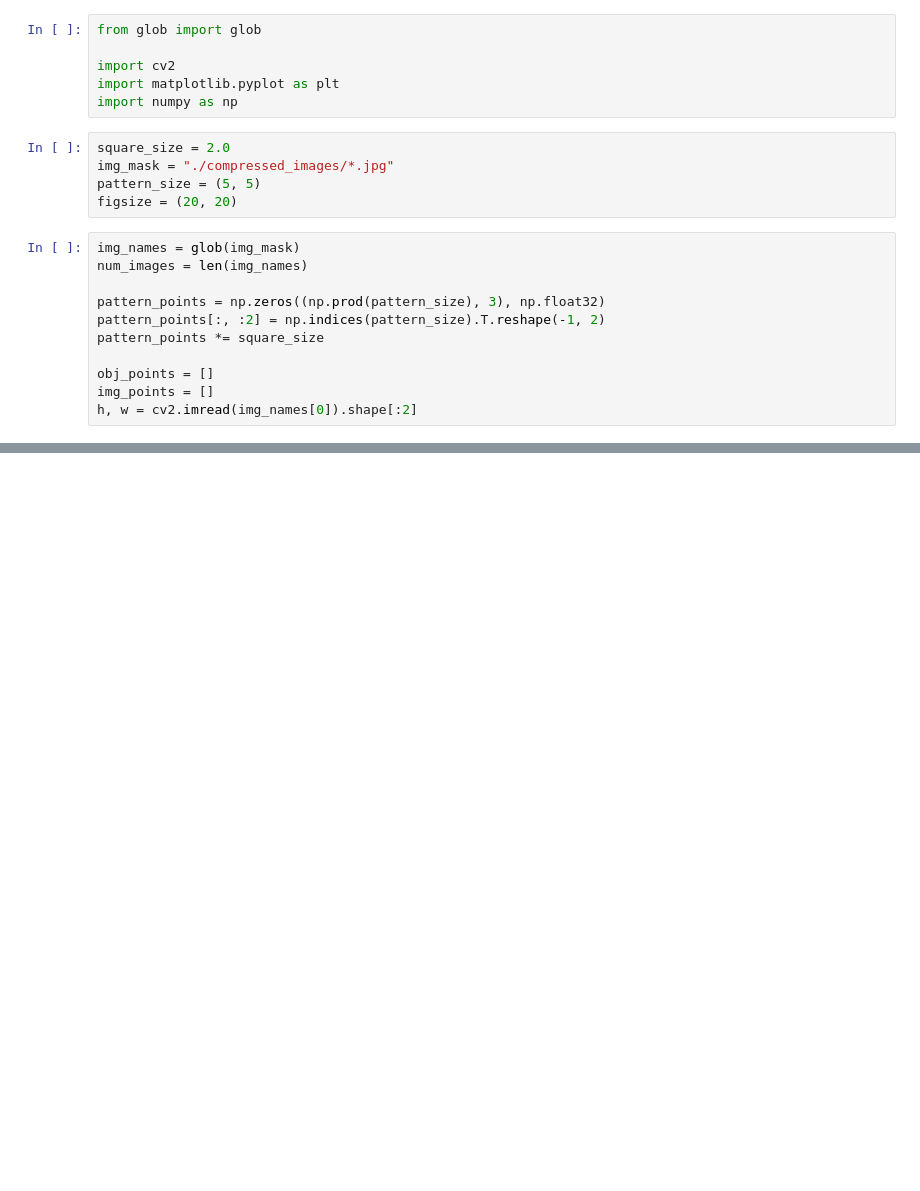
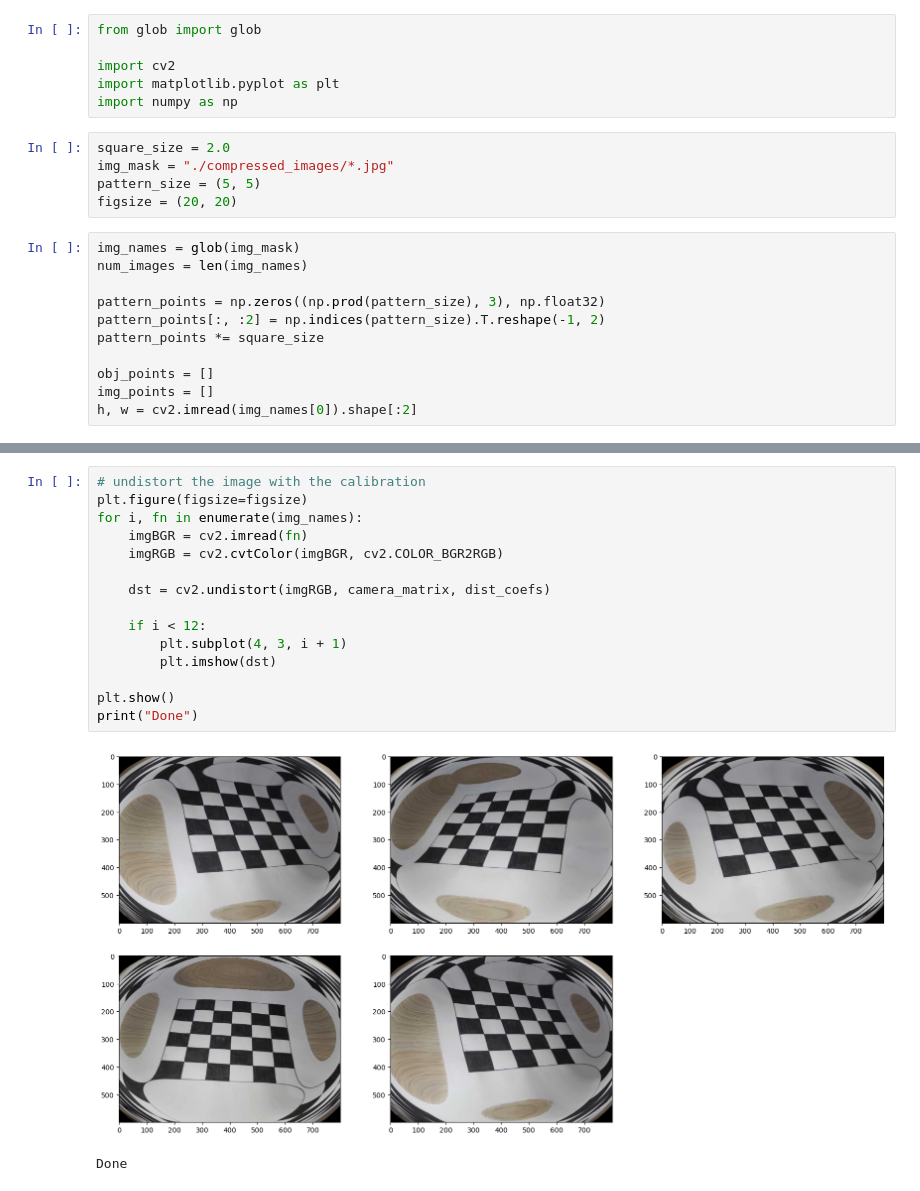
Before and after one commit to FenAbdel/Calibration-image, a Jupyter notebook: main.ipynb, the cells around one changed output, grey strips where cells are left out. Cells and saved outputs as stored; diff of their text form; blank space fills up the shorter version.

```diff
--- a/main.ipynb
+++ b/main.ipynb
@@ -112,0 +112,18 @@ distortion coefficients:  [ 8.05895509e-01 -7.39319606e+00 -1.74839456e-02 -4.30
+# %%
+# undistort the image with the calibration
+plt.figure(figsize=figsize)
+for i, fn in enumerate(img_names):
+    imgBGR = cv2.imread(fn)
+    imgRGB = cv2.cvtColor(imgBGR, cv2.COLOR_BGR2RGB)
+
+    dst = cv2.undistort(imgRGB, camera_matrix, dist_coefs)
+
+    if i < 12:
+        plt.subplot(4, 3, i + 1)
+        plt.imshow(dst)
+
+plt.show()
+print("Done")
+# %% [output]
+[figure, added]
+Done
```
Also changed, not shown: parts of 5 cells of this notebook, 3 other files.
